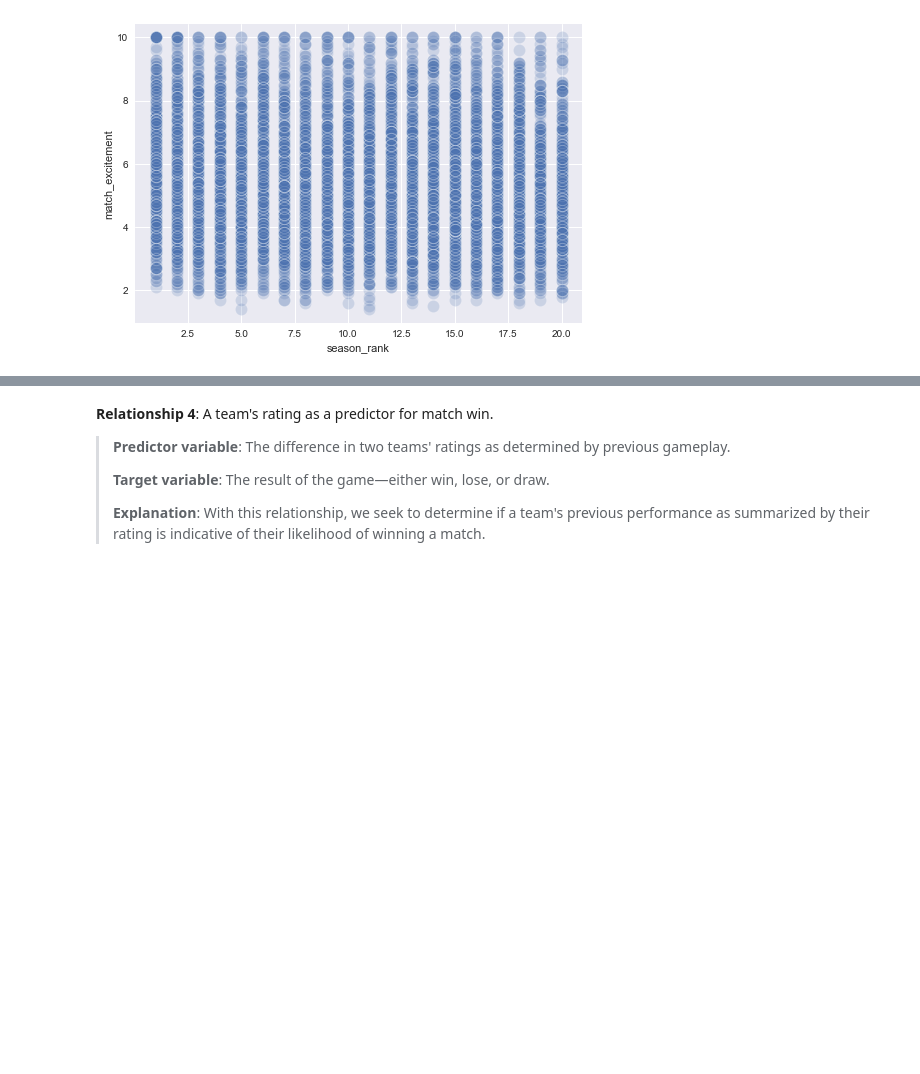
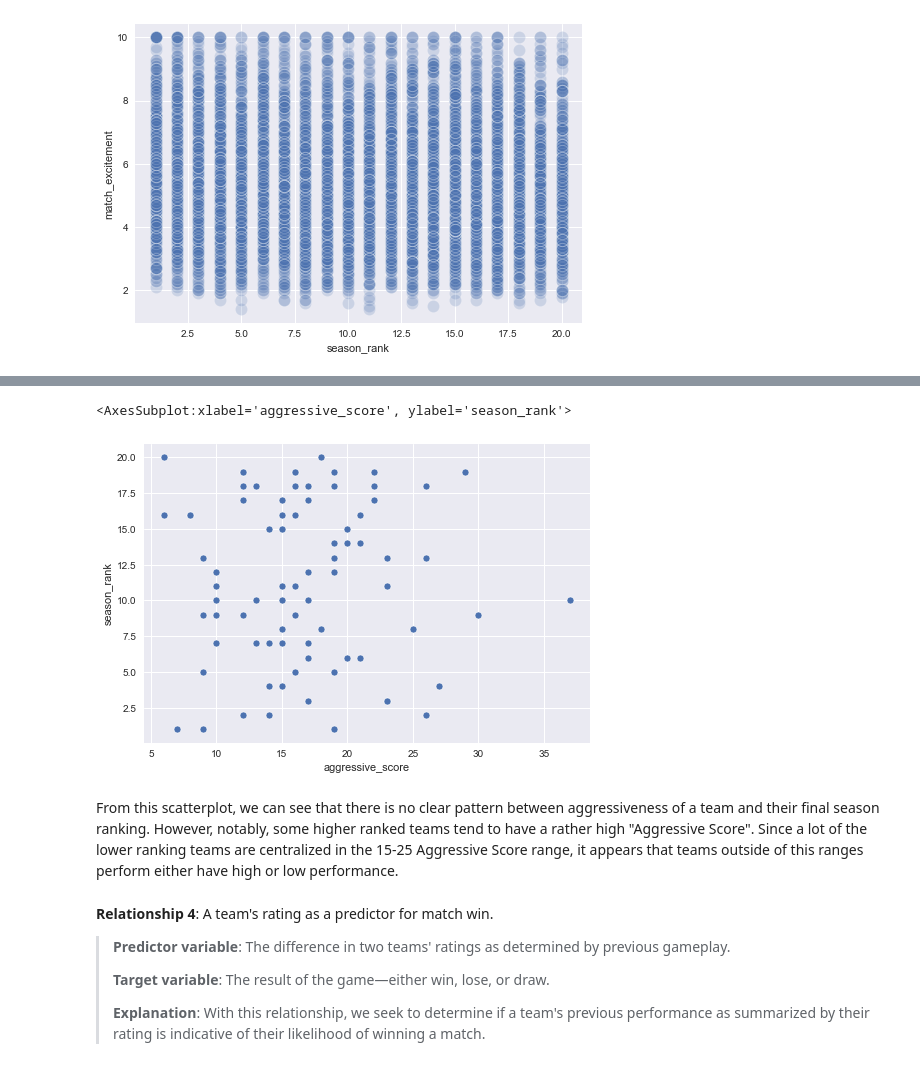
Before and after one commit to sofiamurillosanchez/CS5394-Project2, a Jupyter notebook: Project02.ipynb, the cells around one changed output, grey strips where cells are left out. Drawn from its saved outputs; the diff is of its cells as text; code cells hidden in the pictures; blank space fills up the shorter version.

Commit message:
Finish relationship 2 analysis & relationship 3 (including analysis)

```diff
--- a/Project02.ipynb
+++ b/Project02.ipynb
@@ -732,0 +731,25 @@ df_6 = df_merged[['year', 'league', 'Away Team', 'Match Excitement', 'away_team_
+# %%
+# Obtain individual team match statistics agnostic of home vs. away
+df_5 = df_merged[['Home Team', 'Home Team Yellow Cards', 'Home Team Second Yellow Cards', 'Home Team Red Cards', 'Home Team Fouls', 'Home Team Season Position']]
+df_6 = df_merged[['Away Team', 'Away Team Yellow Cards', 'Away Team Second Yellow Cards', 'Away Team Red Cards', 'Away Team Fouls', 'Away Team Season Position']]
+
+for df, var in [(df_5, 'Home'), (df_6, 'Away')]:
+    df.rename(
+        columns={
+            f'{var} Team': 'team',
+            f'{var} Team Season Position': 'season_rank',
+            f'{var} Team Yellow Cards': 'yellow_cards',
+            f'{var} Team Second Yellow Cards': 'second_yellow_cards',
+            f'{var} Team Red Cards': 'red_cards',
+            f'{var} Team Fouls': 'fouls',
+        },
+        inplace=True
+    )
+
+# Concatenate the team statistics together
+df_comb = pd.concat([df_5, df_6])
+df_comb['season_rank'] = df_comb['season_rank'].astype(int)
+
+df_comb['aggressive_score'] = df_comb['fouls'] + 2 * df_comb['yellow_cards'] + 3 * df_comb['second_yellow_cards'] + 4 * df_comb['red_cards']
+
+df_comb.sort_values(by='aggressive_score', ascending=False)
@@ -733,3 +770,11 @@ df_6 = df_merged[['year', 'league', 'Away Team', 'Match Excitement', 'away_team_
+# %%
+# Create scatterplot showing the relationship between how the aggressiveness of a team affects their overall season rank
+sns.scatterplot(data=df_comb, x="aggressive_score", y="season_rank")
+# %% [output]
+<AxesSubplot:xlabel='aggressive_score', ylabel='season_rank'>
+[figure, added]
+# %% [markdown]
+From this scatterplot, we can see that there is no clear pattern between aggressiveness of a team and their final season ranking. However, notably, some higher ranked teams tend to have a rather high "Aggressive Score". Since a lot of the lower ranking teams are centralized in the 15-25 Aggressive Score range, it appears that teams outside of this ranges perform either have high or low performance.
 # %% [markdown]
 **Relationship 4**: A team's rating as a predictor for match win.
 
```
Also changed, not shown: parts of 5 cells of this notebook.
